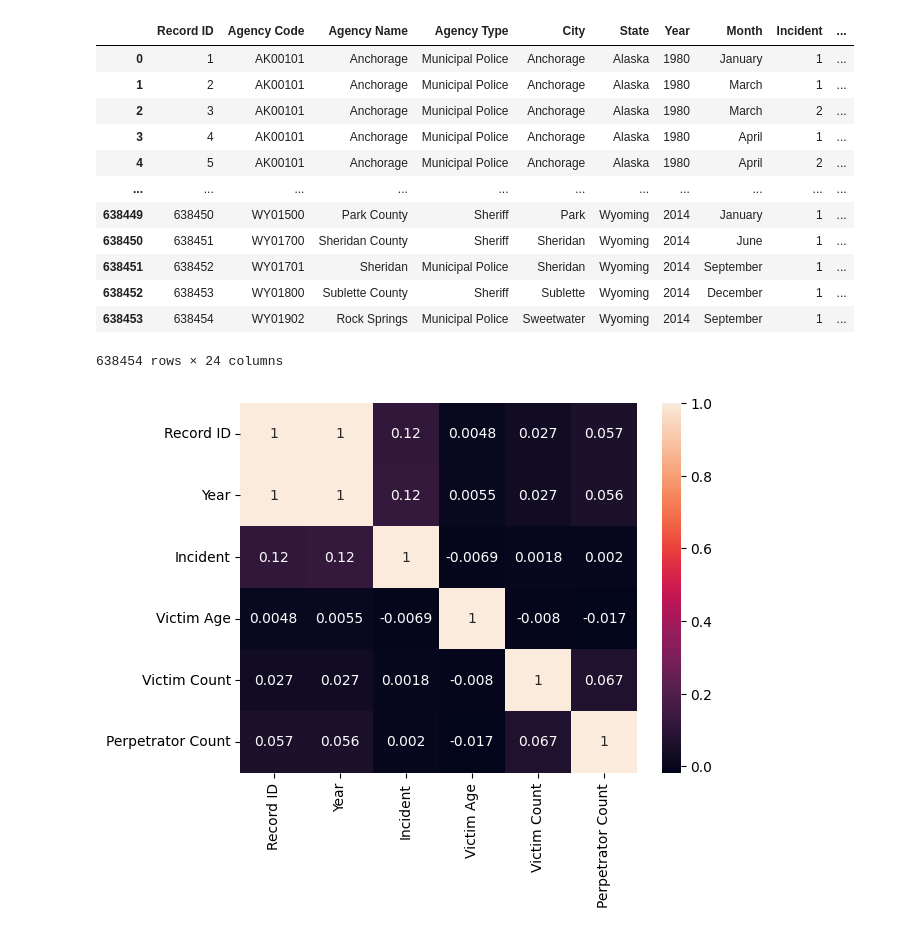
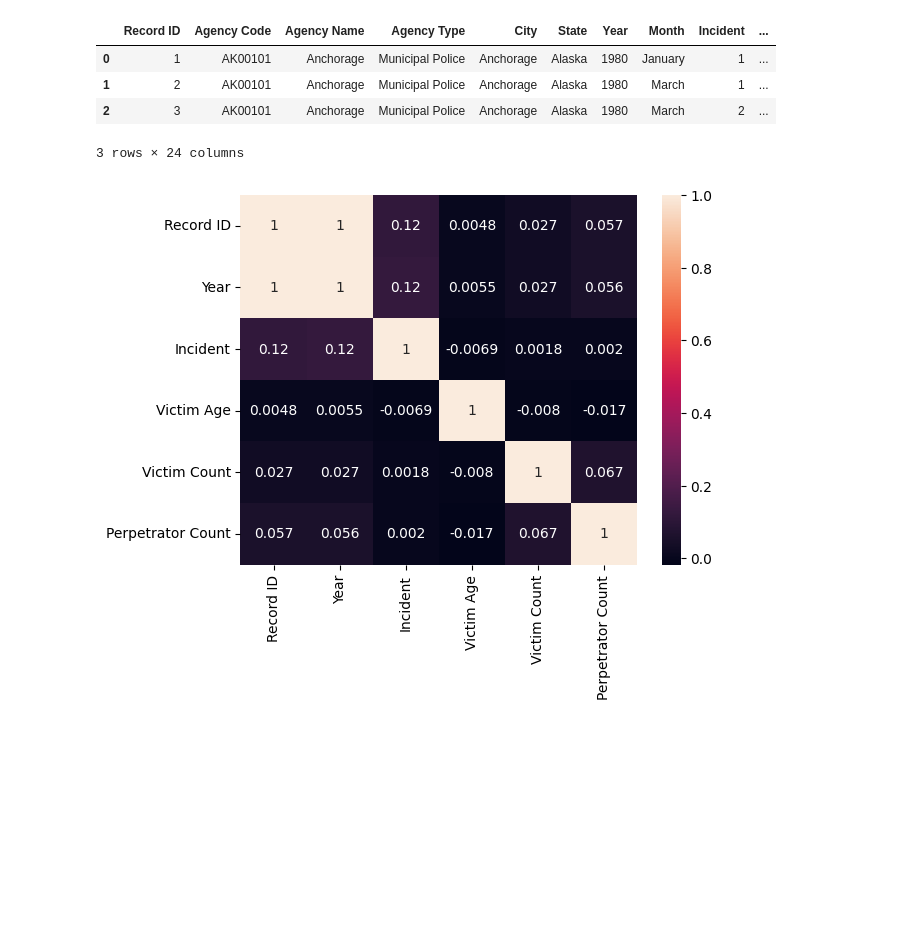
Before and after one commit to kvufee/sideTasks, a Jupyter notebook: dataAnalysisHW.ipynb, the cells around one changed output. Saved outputs shown, nothing was run; the diff lists cells and outputs as text; code cells hidden in the pictures; blank space fills up the shorter version.

```diff
--- a/dataAnalysisHW.ipynb
+++ b/dataAnalysisHW.ipynb
@@ -10,23 +10,15 @@ from sklearn.preprocessing import LabelEncoder
 
 warnings.simplefilter('ignore')
 # %%
-data = pd.read_csv("crime_by_race.csv")
+data = pd.read_csv("homicides.csv")
 # %%
-data
+data.head(3)
 # %% [output]
 |  | Record ID | Agency Code | Agency Name | Agency Type | City | State | Year | Month | Incident | ... |
 | 0 | 1 | AK00101 | Anchorage | Municipal Police | Anchorage | Alaska | 1980 | January | 1 | ... |
 | 1 | 2 | AK00101 | Anchorage | Municipal Police | Anchorage | Alaska | 1980 | March | 1 | ... |
 | 2 | 3 | AK00101 | Anchorage | Municipal Police | Anchorage | Alaska | 1980 | March | 2 | ... |
-| 3 | 4 | AK00101 | Anchorage | Municipal Police | Anchorage | Alaska | 1980 | April | 1 | ... |
-| 4 | 5 | AK00101 | Anchorage | Municipal Police | Anchorage | Alaska | 1980 | April | 2 | ... |
-| ... | ... | ... | ... | ... | ... | ... | ... | ... | ... | ... |
-| 638449 | 638450 | WY01500 | Park County | Sheriff | Park | Wyoming | 2014 | January | 1 | ... |
-| 638450 | 638451 | WY01700 | Sheridan County | Sheriff | Sheridan | Wyoming | 2014 | June | 1 | ... |
-| 638451 | 638452 | WY01701 | Sheridan | Municipal Police | Sheridan | Wyoming | 2014 | September | 1 | ... |
-| 638452 | 638453 | WY01800 | Sublette County | Sheriff | Sublette | Wyoming | 2014 | December | 1 | ... |
-| 638453 | 638454 | WY01902 | Rock Springs | Municipal Police | Sweetwater | Wyoming | 2014 | September | 1 | ... |
-638454 rows × 24 columns
+3 rows × 24 columns
 # %%
 sns.heatmap(data.corr(), annot = True);
 # %% [output]
```
Also changed, not shown: parts of 5 cells of this notebook.
